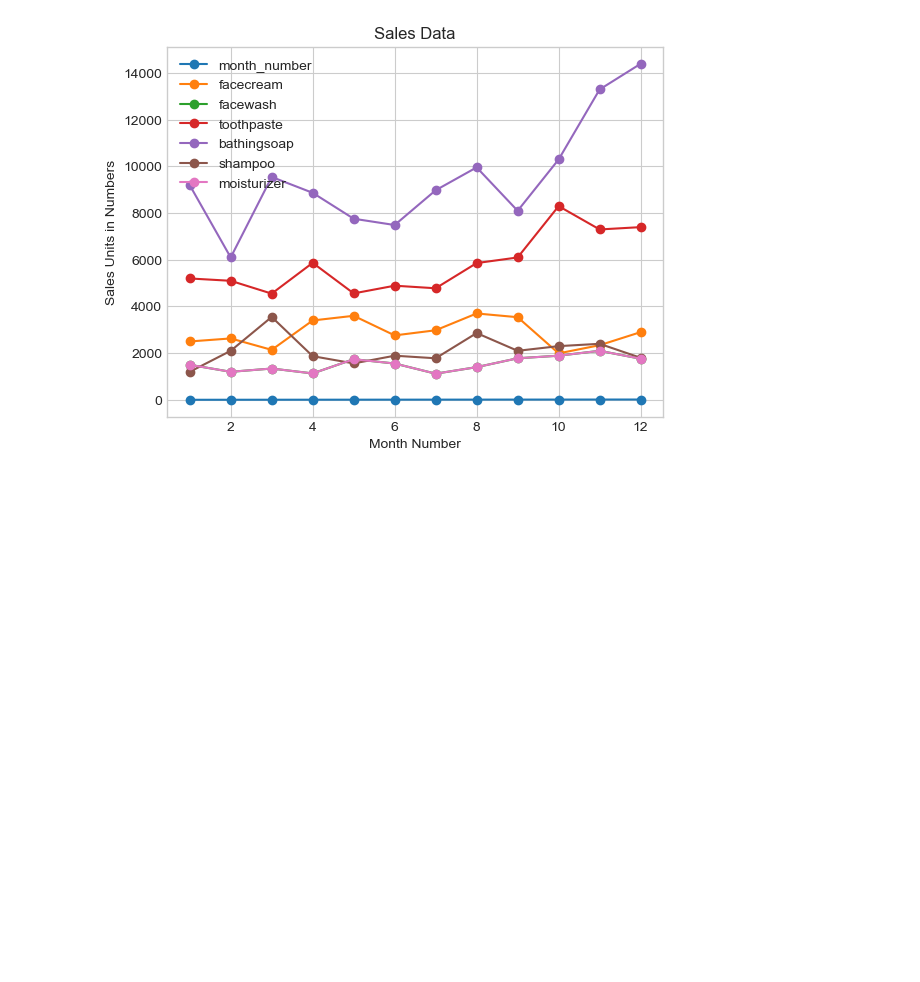
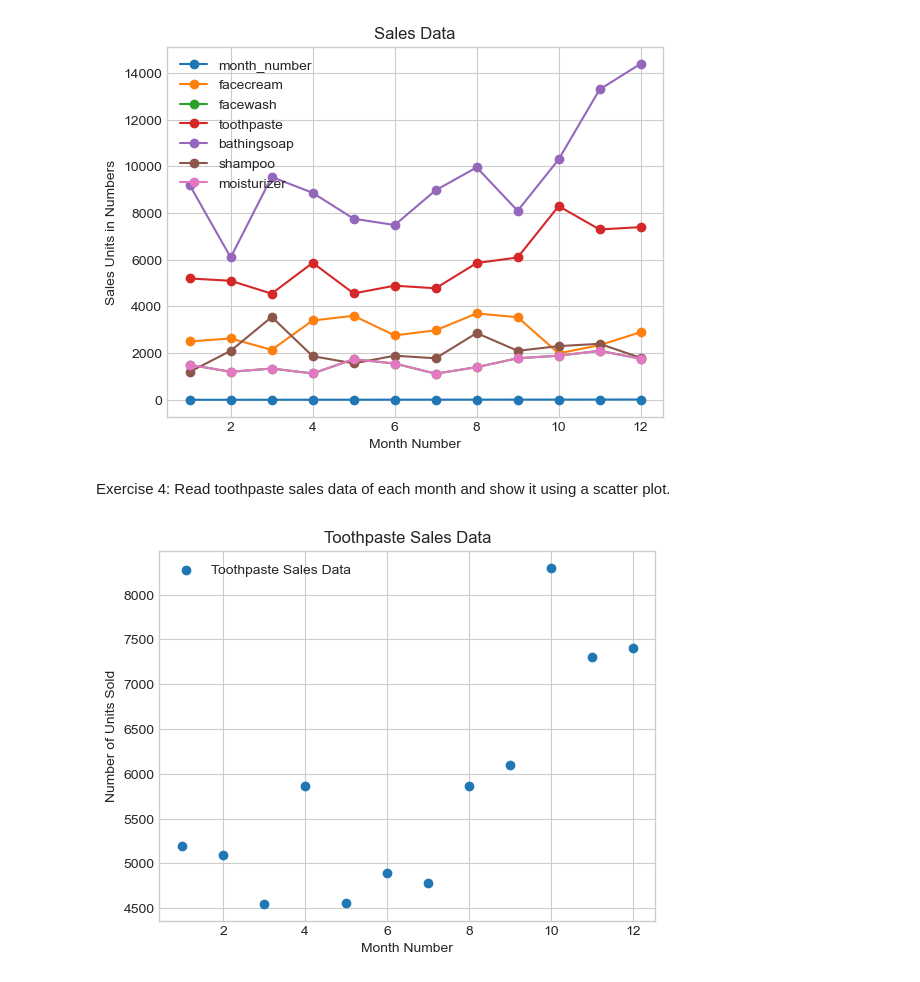
Before and after one commit to availe/CSC-245, a Jupyter notebook: lab6.ipynb, the cells around one changed output. Drawn from its saved outputs; the diff is of its cells as text; code cells hidden in the pictures; blank space fills up the shorter version.

```diff
--- a/lab6.ipynb
+++ b/lab6.ipynb
@@ -37,3 +39,14 @@ plt.legend(loc='upper left')
 # %% [output]
 <matplotlib.legend.Legend at 0x...>
 [figure]
+# %% [markdown]
+Exercise 4: Read toothpaste sales data of each month and show it using a scatter plot.
+# %%
+plt.scatter(data['month_number'], data['toothpaste'], label='Toothpaste Sales Data')
+plt.xlabel('Month Number')
+plt.ylabel('Number of Units Sold')
+plt.title('Toothpaste Sales Data')
+plt.legend(loc='upper left')
+plt.grid(True)
+# %% [output]
+[figure, added]
```
Also changed, not shown: parts of 5 cells of this notebook.
